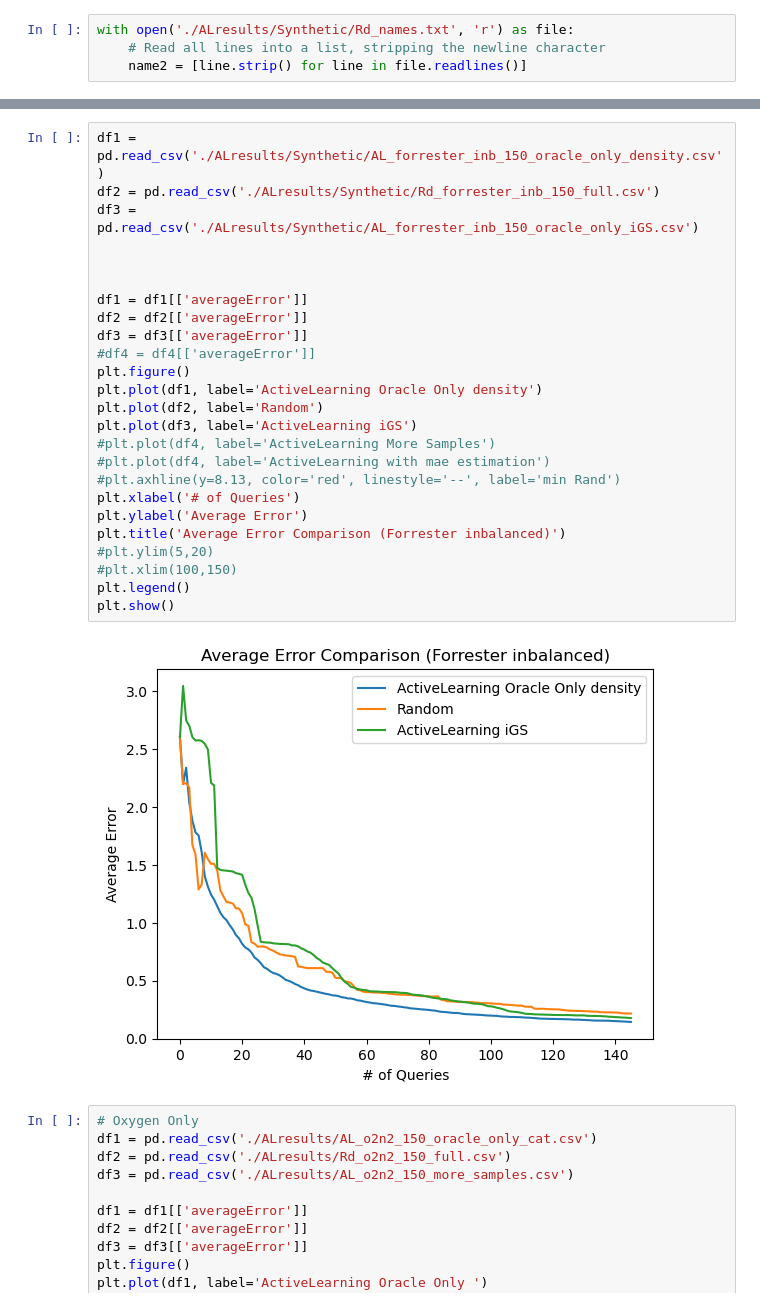
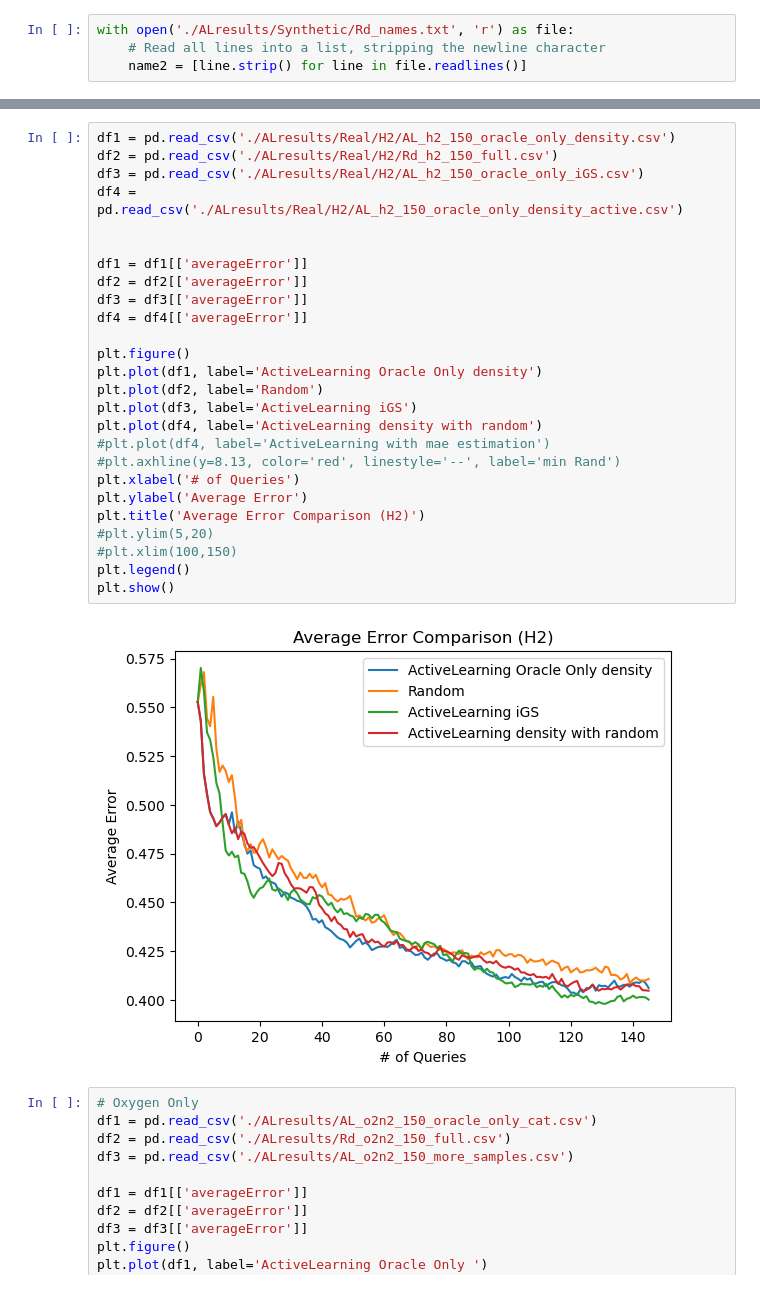
Before and after one commit to PMaratos/2023_Inverse_ZIF_paper, a Jupyter notebook: Active_Learning/Active_Learning_Baseline3.ipynb, the cells around one changed output, grey strips where cells are left out. Cells and saved outputs as stored; diff of their text form.

```diff
--- a/Active_Learning/Active_Learning_Baseline3.ipynb
+++ b/Active_Learning/Active_Learning_Baseline3.ipynb
@@ -1251,30 +1601,31 @@ plt.show()
 # %%
-df1 = pd.read_csv('./ALresults/Synthetic/AL_forrester_inb_150_oracle_only_density.csv')
-df2 = pd.read_csv('./ALresults/Synthetic/Rd_forrester_inb_150_full.csv')
-df3 = pd.read_csv('./ALresults/Synthetic/AL_forrester_inb_150_oracle_only_iGS.csv')
-
+df1 = pd.read_csv('./ALresults/Real/H2/AL_h2_150_oracle_only_density.csv')
+df2 = pd.read_csv('./ALresults/Real/H2/Rd_h2_150_full.csv')
+df3 = pd.read_csv('./ALresults/Real/H2/AL_h2_150_oracle_only_iGS.csv')
+df4 = pd.read_csv('./ALresults/Real/H2/AL_h2_150_oracle_only_density_active.csv')
 
 
 df1 = df1[['averageError']]
 df2 = df2[['averageError']]
 df3 = df3[['averageError']]
-#df4 = df4[['averageError']]
+df4 = df4[['averageError']]
+
 plt.figure()
 plt.plot(df1, label='ActiveLearning Oracle Only density')
 plt.plot(df2, label='Random')
 plt.plot(df3, label='ActiveLearning iGS')
-#plt.plot(df4, label='ActiveLearning More Samples')
+plt.plot(df4, label='ActiveLearning density with random')
 #plt.plot(df4, label='ActiveLearning with mae estimation')
 #plt.axhline(y=8.13, color='red', linestyle='--', label='min Rand')
 plt.xlabel('# of Queries')
 plt.ylabel('Average Error')
-plt.title('Average Error Comparison (Forrester inbalanced)')
+plt.title('Average Error Comparison (H2)')
 #plt.ylim(5,20)
 #plt.xlim(100,150)
 plt.legend()
 plt.show()
 # %% [output]
-[figure, old version]
+[figure, new version]
 # %%
 # Oxygen Only
 df1 = pd.read_csv('./ALresults/AL_o2n2_150_oracle_only_cat.csv')
```
Also changed, not shown: parts of 14 cells of this notebook.
